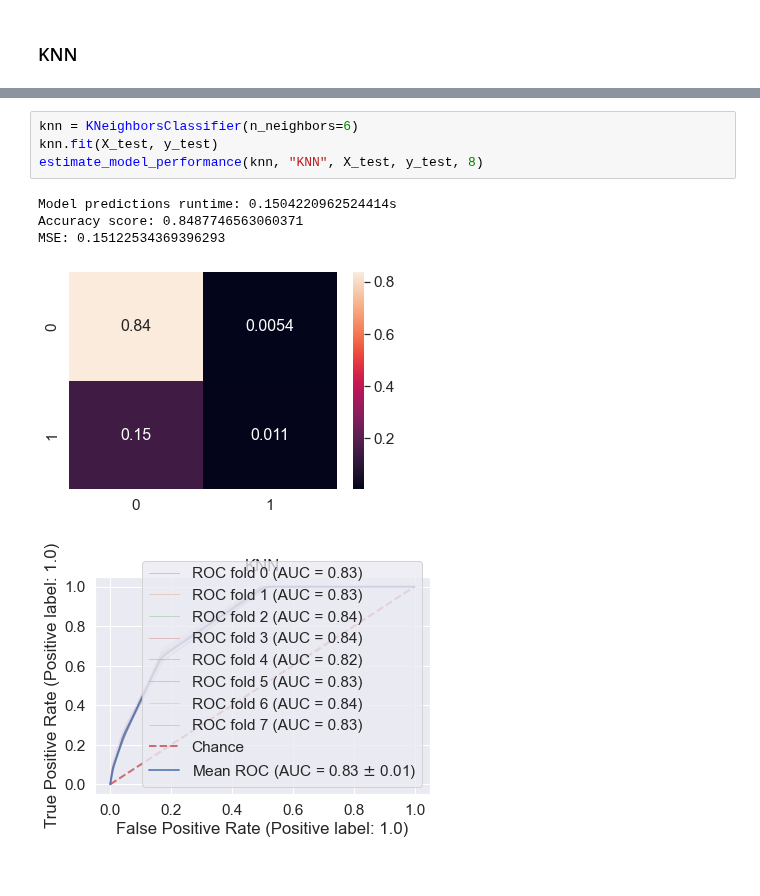
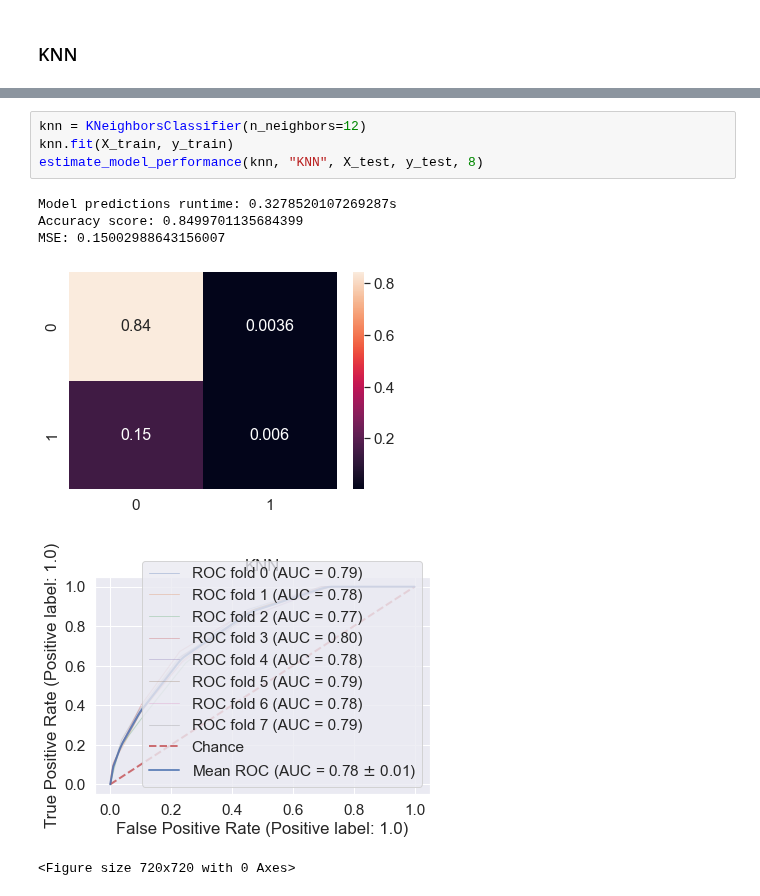
Before and after one commit to mikisegall/ml_final_project, a Jupyter notebook: avi_test.ipynb, the cells around one changed output, grey strips where cells are left out. Cells and saved outputs as stored; diff of their text form.

```diff
--- a/avi_test.ipynb
+++ b/avi_test.ipynb
@@ -389,10 +389,11 @@ plt.ylabel('Error Rate');
 # %%
-knn = KNeighborsClassifier(n_neighbors=6)
-knn.fit(X_test, y_test)
+knn = KNeighborsClassifier(n_neighbors=12)
+knn.fit(X_train, y_train)
 estimate_model_performance(knn, "KNN", X_test, y_test, 8)
 # %% [output]
-Model predictions runtime: 0.1504220962524414s
-Accuracy score: 0.8487746563060371
-MSE: 0.15122534369396293
+Model predictions runtime: 0.3278520107269287s
+Accuracy score: 0.8499701135684399
+MSE: 0.15002988643156007
 [figure]
-[figure, old version]
+[figure, new version]
+<Figure size 720x720 with 0 Axes>
```
Also changed, not shown: parts of 4 cells of this notebook.
